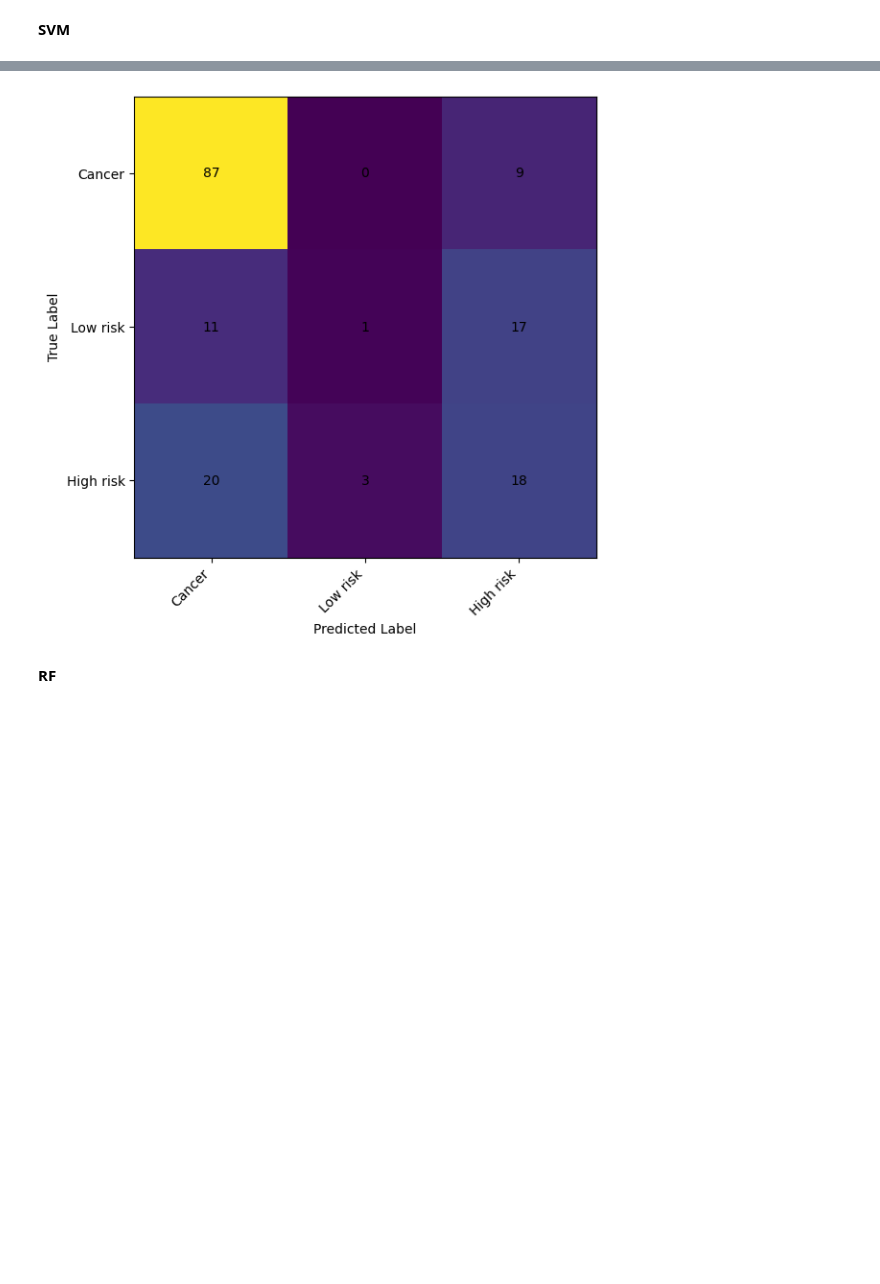
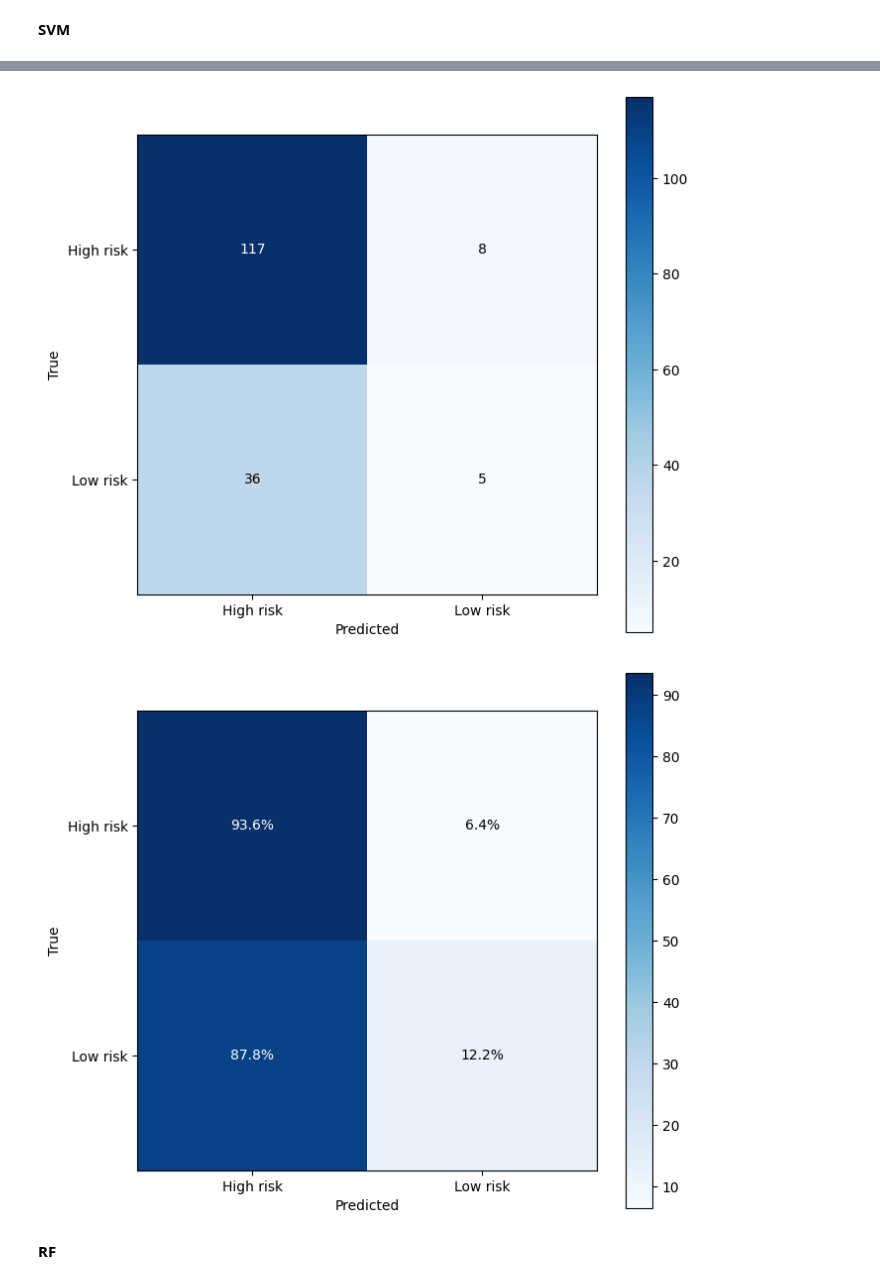
Before and after one commit to EITLabworks/IIVV-Evaluation, a Jupyter notebook: Results.ipynb, the cells around one changed output, grey strips where cells are left out. Cells and saved outputs as stored; diff of their text form; code cells hidden in the pictures; blank space fills up the shorter version.

```diff
--- a/Results.ipynb
+++ b/Results.ipynb
@@ -235,6 +270,7 @@ print(X_tmp.shape)
 # %%
 y_true = []
 y_score = []
+y_pred = []
 
 predict_durations = []
 pred_test_samples = 0
@@ -243,14 +279,24 @@ pred_test_samples = 0
 for train_idx, test_idx in cv.split(X_tmp, Y_labels, Case):
     X_train, X_test = X_tmp[train_idx], X_tmp[test_idx]
     y_train, y_test = Y_labels[train_idx], Y_labels[test_idx]
+
     m.fit(X_train, y_train)
+
     t0 = time.time()
     probs = m.predict_proba(X_test)
+    preds = np.argmax(probs, axis=1)
     t1 = time.time()
+
     pred_test_samples += len(test_idx)
     predict_durations.append((t1 - t0))
+
     y_true.extend(y_test)
     y_score.extend(probs)
+    y_pred.extend(preds)
 
 y_true = np.array(y_true)
 y_score = np.array(y_score)
+y_pred = np.array(y_pred)
+
+acc = accuracy_score(y_true, y_pred)
+print("CV Accuracy:", acc)
@@ -282,5 +344,5 @@ plot_cm(y_true, y_score, classes=["Cancer", "Healthy"])
 # %%
-class_task = "cancer_vs_lr_hr"
+class_task = "hr_vs_lr"
 
 Freq_sel, Mask_sel = load_top_Fsel_Msel(class_task)
 X, Y_labels, labels, Case, inverse_mapping, Y = Results_data_loading(class_task)
@@ -310,10 +374,10 @@ Inverse mapping: {(1, 0, 0): 'Cancer', (0, 1, 0): 'High risk', (0, 0, 1): 'Low r
 # %%
-Msel = "Skip1 medium"
-Fsel = "Top 2"
+Msel = "Skip1 medium"  # Med. a+ ext. | Adj. close | Skip1 far
+Fsel = "Top 27"
 if parameter_type == "default":
     m = SVC(probability=True, random_state=0)
 elif parameter_type == "tuned":
-    m = SVC(kernel="linear", C=0.001, probability=True, random_state=0)
+    m = SVC(kernel="rbf", C=100.0, probability=True, random_state=0)
 
 mask.IIVV_mask(Mask_sel[Msel], plot=True)
 
@@ -327,6 +391,7 @@ print(X_tmp.shape)
 # %%
 y_true = []
 y_score = []
+y_pred = []
 
 predict_durations = []
 pred_test_samples = 0
@@ -335,14 +400,24 @@ pred_test_samples = 0
 for train_idx, test_idx in cv.split(X_tmp, Y_labels, Case):
     X_train, X_test = X_tmp[train_idx], X_tmp[test_idx]
     y_train, y_test = Y_labels[train_idx], Y_labels[test_idx]
+
     m.fit(X_train, y_train)
+
     t0 = time.time()
     probs = m.predict_proba(X_test)
+    preds = np.argmax(probs, axis=1)
     t1 = time.time()
+
     pred_test_samples += len(test_idx)
     predict_durations.append((t1 - t0))
+
     y_true.extend(y_test)
     y_score.extend(probs)
+    y_pred.extend(preds)
 
 y_true = np.array(y_true)
 y_score = np.array(y_score)
+y_pred = np.array(y_pred)
+
+acc = accuracy_score(y_true, y_pred)
+print("CV Accuracy:", acc)
@@ -368,7 +445,21 @@ Micro-average AUC = 0.8172448831470461
 # %%
-plot_cm(y_true, y_score, classes=["Cancer", "Low risk", "High risk"])
+plot_confusion_matrix_custom(
+    y_true,
+    y_pred,
+    class_names=["High risk", "Low risk"],
+    normalize=False,
+    path=f"{results_path}/ROC_{parameter_type}_{class_task}_SVM_cm.pdf",
+)
+plot_confusion_matrix_custom(
+    y_true,
+    y_pred,
+    class_names=["High risk", "Low risk"],
+    normalize=True,
+    path=f"{results_path}/ROC_{parameter_type}_{class_task}_SVM_cmp.pdf",
+)
 # %% [output]
-[figure, old version]
+[figure, new version]
+[figure, added]
 # %% [markdown]
 **RF**
 # %%
```
Also changed, not shown: parts of 45 cells of this notebook, 15 other files.
